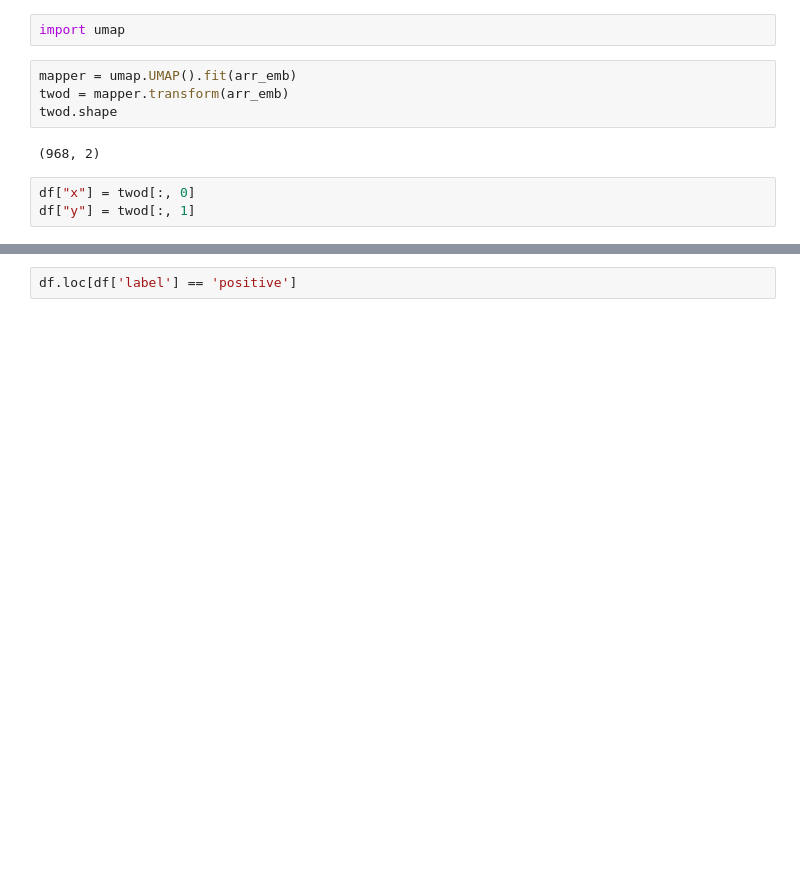
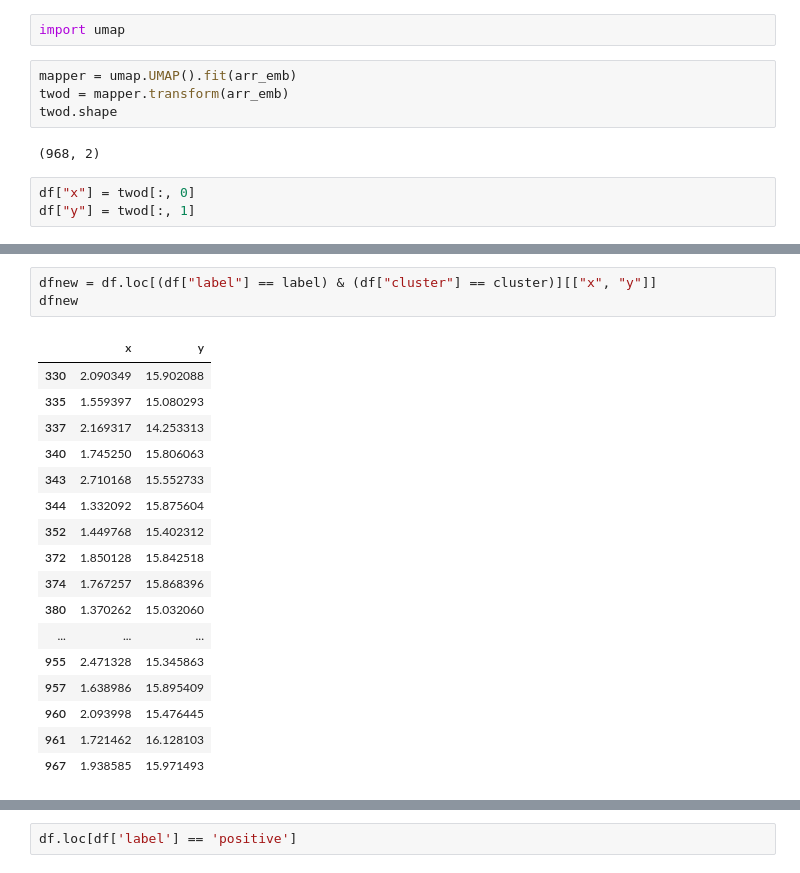
Before and after one commit to jordanhanson1/Linguistic-Linguini, a Jupyter notebook: Clustering Tests.ipynb, the cells around one changed output, grey strips where cells are left out. Cells and saved outputs as stored; diff of their text form; blank space fills up the shorter version.

```diff
--- a/Clustering Tests.ipynb
+++ b/Clustering Tests.ipynb
@@ -227,0 +273,21 @@ dfnew
+# %%
+dfnew = df.loc[(df["label"] == label) & (df["cluster"] == cluster)][["x", "y"]]
+dfnew
+# %% [output]
+|  | x | y |
+| 330 | 2.090349 | 15.902088 |
+| 335 | 1.559397 | 15.080293 |
+| 337 | 2.169317 | 14.253313 |
+| 340 | 1.745250 | 15.806063 |
+| 343 | 2.710168 | 15.552733 |
+| 344 | 1.332092 | 15.875604 |
+| 352 | 1.449768 | 15.402312 |
+| 372 | 1.850128 | 15.842518 |
+| 374 | 1.767257 | 15.868396 |
+| 380 | 1.370262 | 15.032060 |
+| ... | ... | ... |
+| 955 | 2.471328 | 15.345863 |
+| 957 | 1.638986 | 15.895409 |
+| 960 | 2.093998 | 15.476445 |
+| 961 | 1.721462 | 16.128103 |
+| 967 | 1.938585 | 15.971493 |
```
Also changed, not shown: parts of 24 cells of this notebook, 2 other files.
